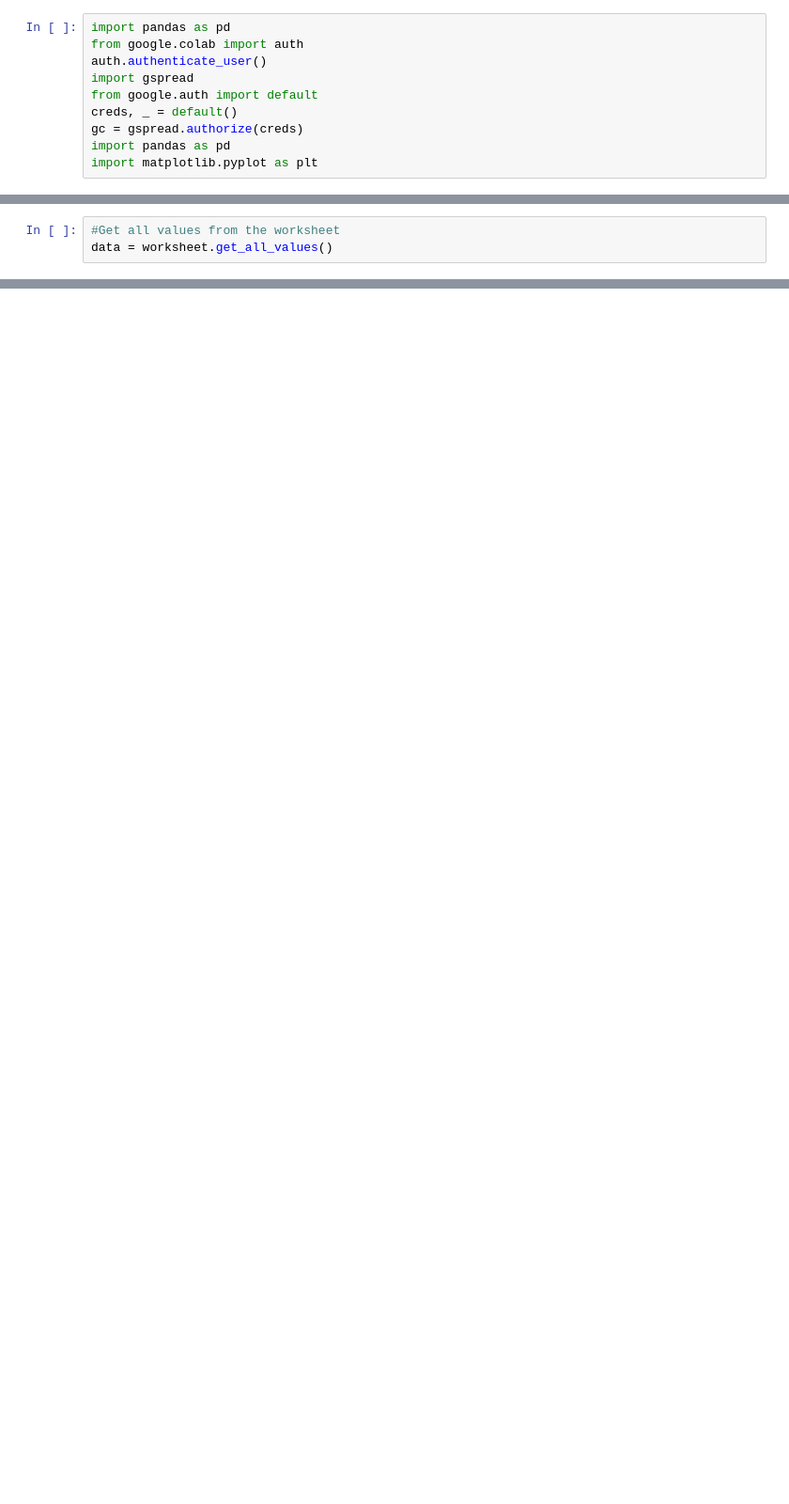
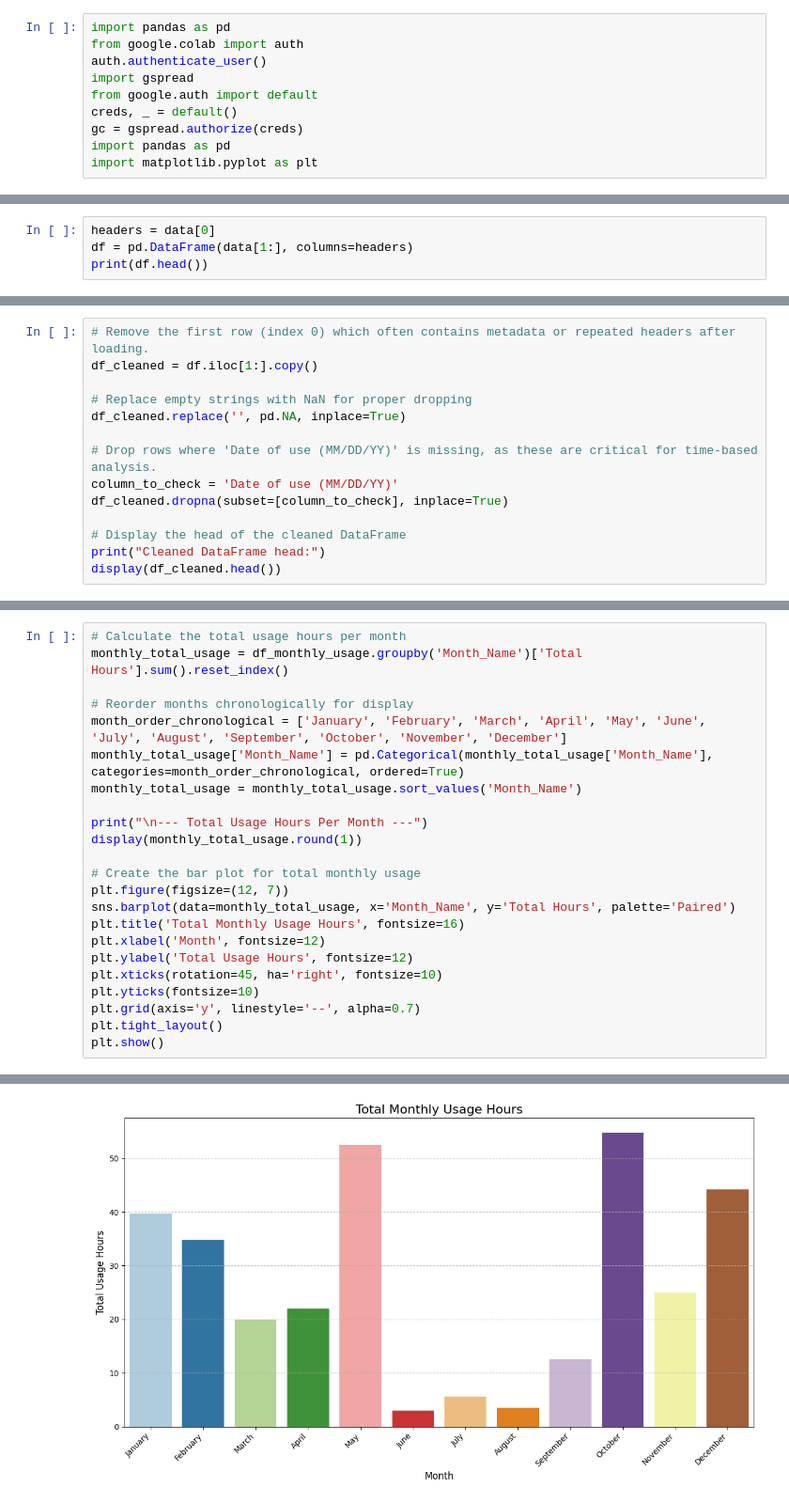
Before and after one commit to tlerksuthirat/lab_management, a Jupyter notebook: Motorized_Upright_Microscope_Usage.ipynb, the cells around one changed output, grey strips where cells are left out. Shown at 94% size. Cells and saved outputs as stored; diff of their text form; blank space fills up the shorter version.

```diff
--- a/Motorized_Upright_Microscope_Usage.ipynb
+++ b/Motorized_Upright_Microscope_Usage.ipynb
@@ -40,3 +36,0 @@ worksheet = sheet.get_worksheet(0)
-# %%
-#Get all values from the worksheet
-data = worksheet.get_all_values()
@@ -112,0 +51,4 @@ df_cleaned.tail()
+# %%
+headers = data[0]
+df = pd.DataFrame(data[1:], columns=headers)
+print(df.head())
@@ -112,0 +76,14 @@ df_cleaned.tail()
+# %%
+# Remove the first row (index 0) which often contains metadata or repeated headers after loading.
+df_cleaned = df.iloc[1:].copy()
+
+# Replace empty strings with NaN for proper dropping
+df_cleaned.replace('', pd.NA, inplace=True)
+
+# Drop rows where 'Date of use (MM/DD/YY)' is missing, as these are critical for time-based analysis.
+column_to_check = 'Date of use (MM/DD/YY)'
+df_cleaned.dropna(subset=[column_to_check], inplace=True)
+
+# Display the head of the cleaned DataFrame
+print("Cleaned DataFrame head:")
+display(df_cleaned.head())
@@ -218,0 +199,24 @@ Total Usage Time Across All Users: 161.92 hours
+# %%
+# Calculate the total usage hours per month
+monthly_total_usage = df_monthly_usage.groupby('Month_Name')['Total Hours'].sum().reset_index()
+
+# Reorder months chronologically for display
+month_order_chronological = ['January', 'February', 'March', 'April', 'May', 'June', 'July', 'August', 'September', 'October', 'November', 'December']
+monthly_total_usage['Month_Name'] = pd.Categorical(monthly_total_usage['Month_Name'], categories=month_order_chronological, ordered=True)
+monthly_total_usage = monthly_total_usage.sort_values('Month_Name')
+
+print("\n--- Total Usage Hours Per Month ---")
+display(monthly_total_usage.round(1))
+
+# Create the bar plot for total monthly usage
+plt.figure(figsize=(12, 7))
+sns.barplot(data=monthly_total_usage, x='Month_Name', y='Total Hours', palette='Paired')
+plt.title('Total Monthly Usage Hours', fontsize=16)
+plt.xlabel('Month', fontsize=12)
+plt.ylabel('Total Usage Hours', fontsize=12)
+plt.xticks(rotation=45, ha='right', fontsize=10)
+plt.yticks(fontsize=10)
+plt.grid(axis='y', linestyle='--', alpha=0.7)
+plt.tight_layout()
+plt.show()
+# %% [output]
@@ -218,0 +240 @@ Total Usage Time Across All Users: 161.92 hours
+[figure, added]
```
Also changed, not shown: parts of 24 cells of this notebook.
